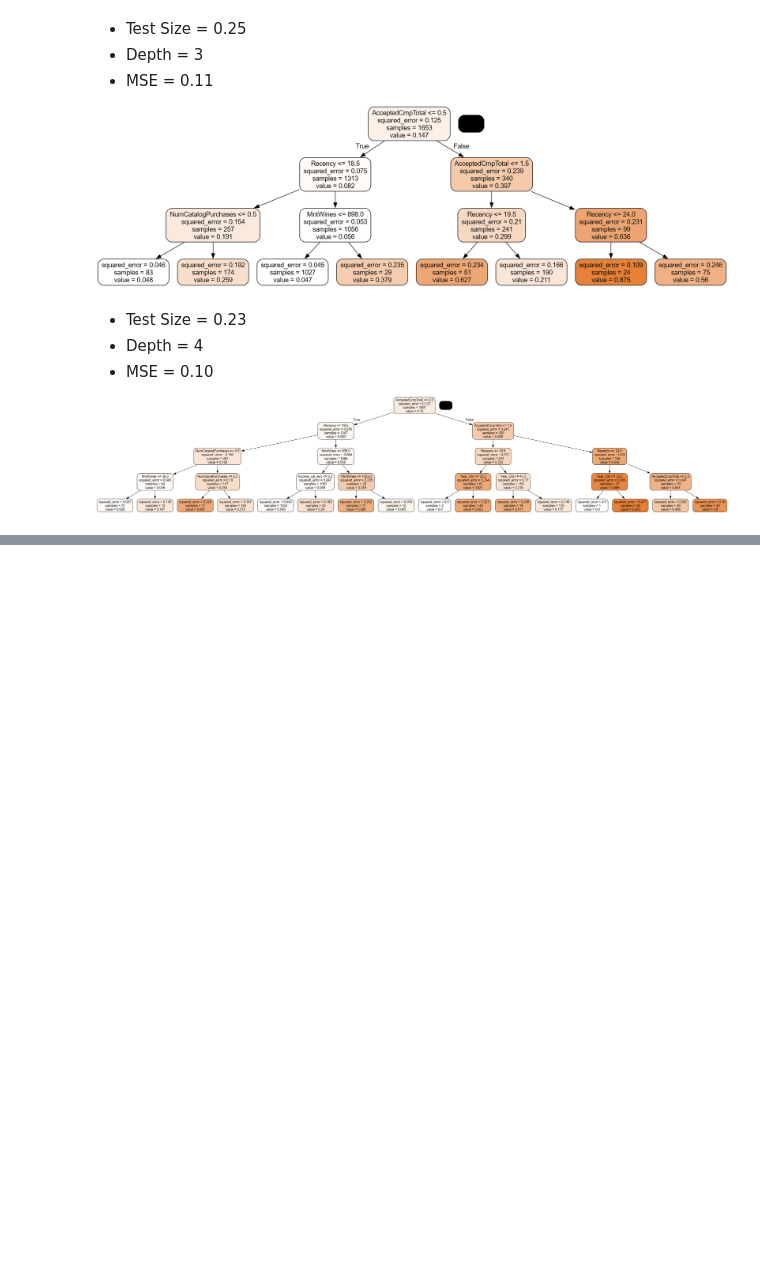
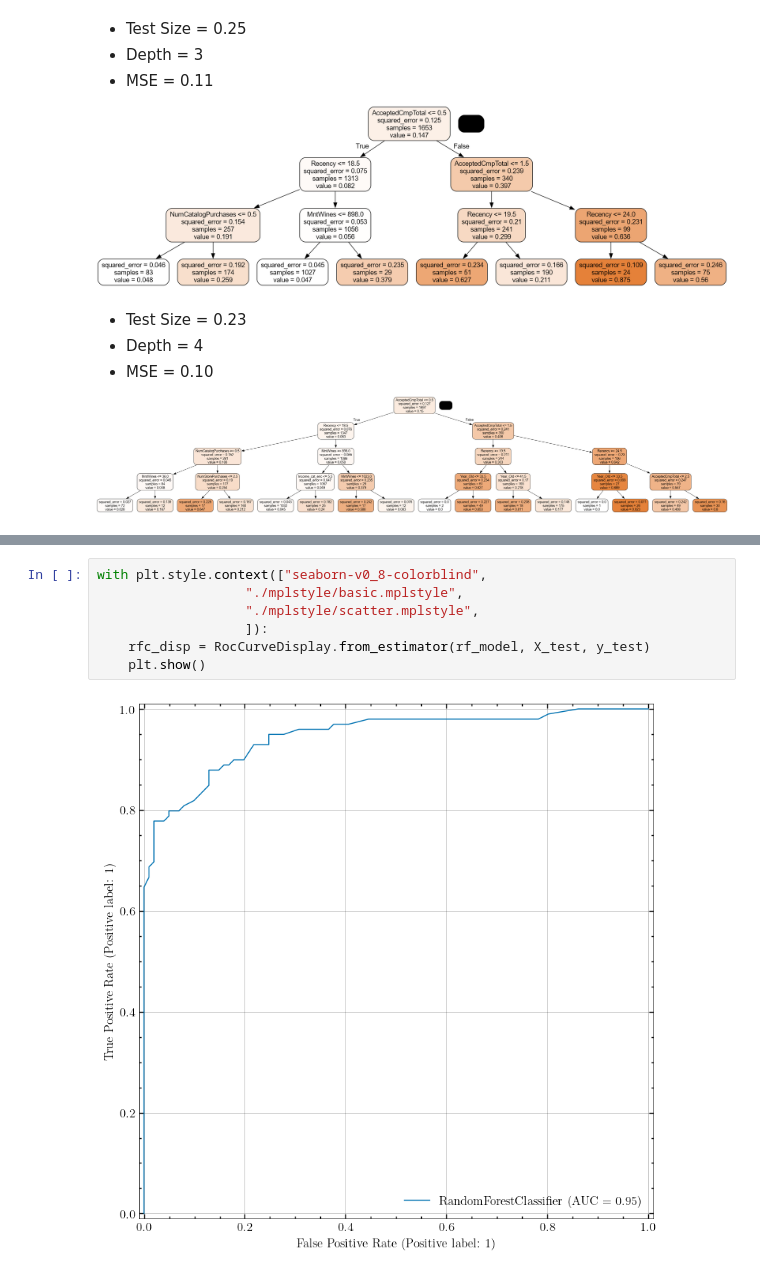
Before and after one commit to almanzanas/ifoodDataAnalystTest, a Jupyter notebook: notebooks/04_predictive.ipynb, the cells around one changed output, grey strips where cells are left out. Drawn from its saved outputs; the diff is of its cells as text; blank space fills up the shorter version.

```diff
--- a/notebooks/04_predictive.ipynb
+++ b/notebooks/04_predictive.ipynb
@@ -431,0 +571,9 @@ MSE: 0.10
+# %%
+with plt.style.context(["seaborn-v0_8-colorblind",
+                   "./mplstyle/basic.mplstyle",
+                   "./mplstyle/scatter.mplstyle",
+                   ]):
+    rfc_disp = RocCurveDisplay.from_estimator(rf_model, X_test, y_test)
+    plt.show()
+# %% [output]
+[figure, added]
```
Also changed, not shown: parts of 9 cells of this notebook.
